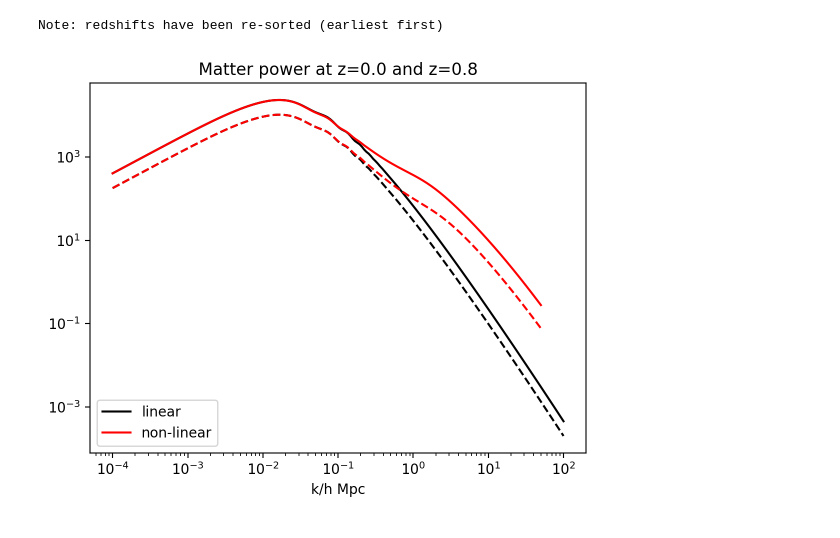
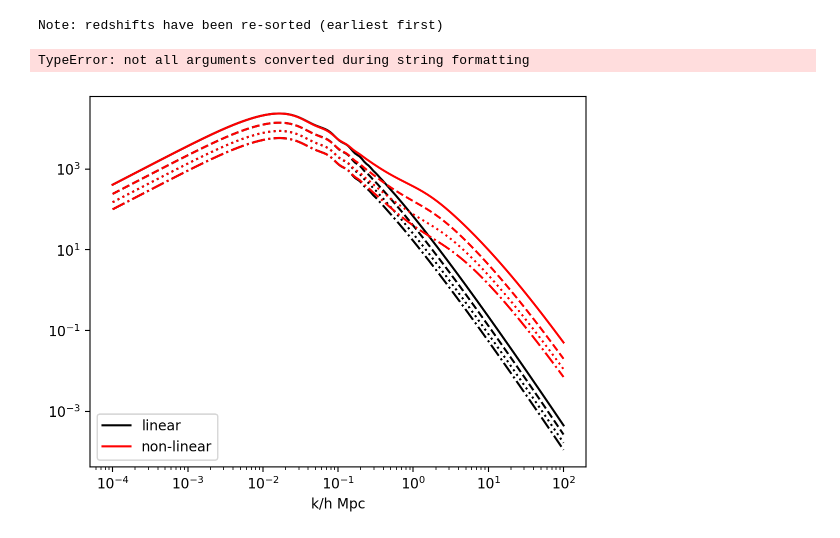
Before and after one commit to crisbh/2PT-B-spectrum, a Jupyter notebook: Pk_CAMB.ipynb, the cells around one changed output. Drawn from its saved outputs; the diff is of its cells as text; code cells hidden in the pictures.

```diff
--- a/Pk_CAMB.ipynb
+++ b/Pk_CAMB.ipynb
@@ -17,7 +17,7 @@ Using CAMB 1.5.7 installed at /Users/cristian/Library/Python/3.9/lib/python/site
 # separate functions to set up the parameter object
 pars =  camb.set_params(H0=68.0, ombh2=0.022, omch2=0.122, ns=0.965)
 #Note non-linear corrections couples to smaller scales than you want
-pars.set_matter_power(redshifts=[0., 0.8], kmax=100.0)
+pars.set_matter_power(redshifts=[0., 0.5, 1.0, 1.5], kmax=100.0)
 
 #Linear spectra
 pars.NonLinear = model.NonLinear_none
@@ -28,16 +28,17 @@ s8 = np.array(results.get_sigma8())
 #Non-Linear spectra (Halofit)
 pars.NonLinear = model.NonLinear_both
 results.calc_power_spectra(pars)
-kh_nonlin, z_nonlin, pk_nonlin = results.get_matter_power_spectrum(minkh=1e-4, maxkh=50, npoints = 200)
+kh_nonlin, z_nonlin, pk_nonlin = results.get_matter_power_spectrum(minkh=1e-4, maxkh=100, npoints = 200)
 # %% [output]
 Note: redshifts have been re-sorted (earliest first)
 # %%
-for i, (redshift, line) in enumerate(zip(z,['-','--'])):
+for i, (redshift, line) in enumerate(zip(z,['-','--', 'dotted', 'dashdot'])):
     plt.loglog(kh, pk[i,:], color='k', ls = line)
     plt.loglog(kh_nonlin, pk_nonlin[i,:], color='r', ls = line)
 plt.xlabel('k/h Mpc');
 plt.legend(['linear','non-linear'], loc='lower left');
 plt.title('Matter power at z=%s and z=%s'%tuple(z));
 # %% [output]
+TypeError: not all arguments converted during string formatting
-[figure, old version]
+[figure, new version]
 # %%
```
Also changed, not shown: parts of 1 cell of this notebook, 2 other files.
